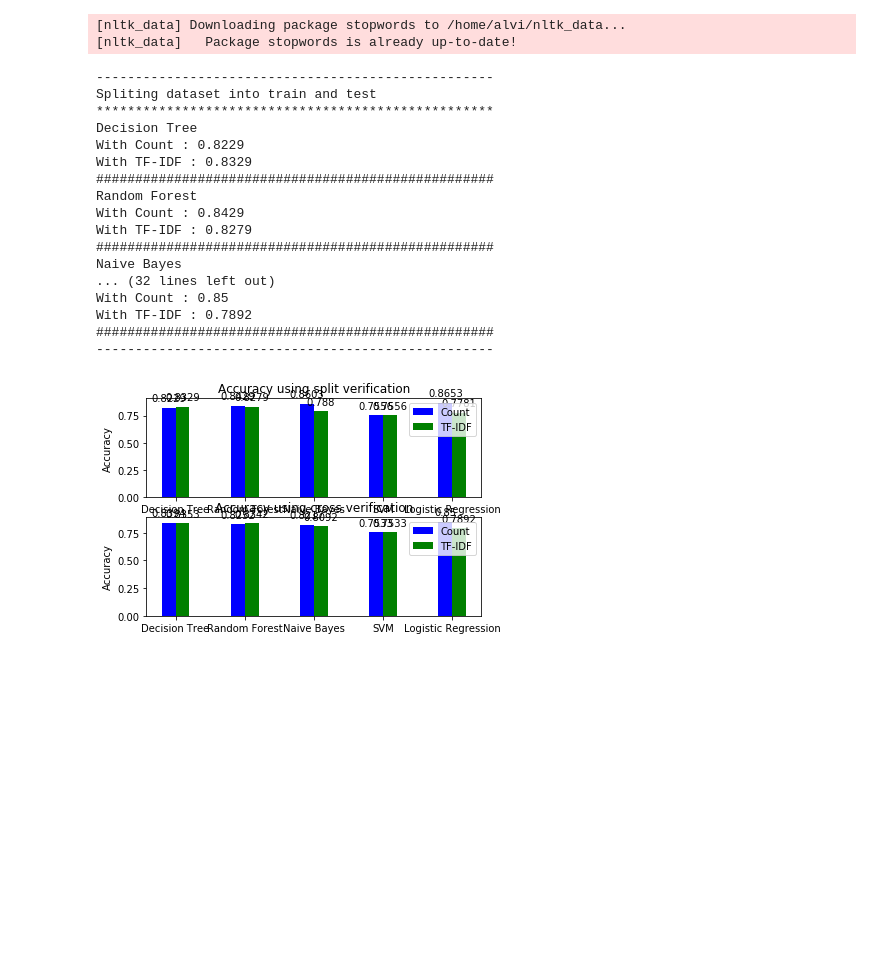
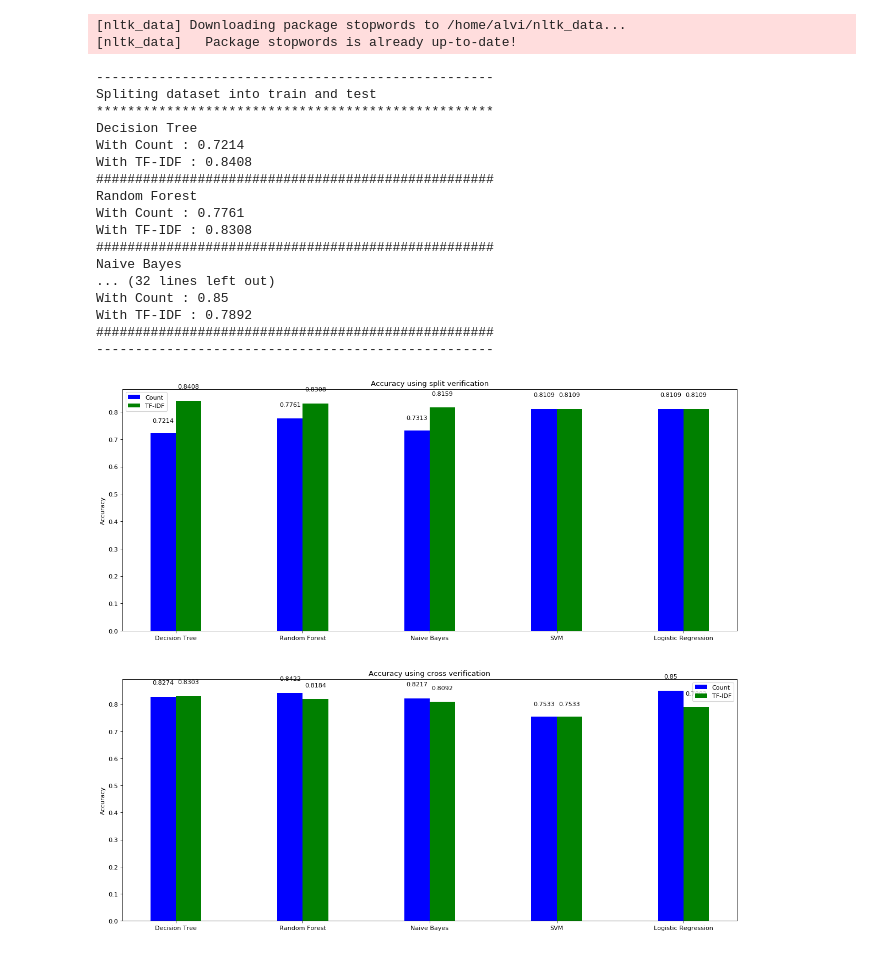
Before and after one commit to alvi2496/minEval, a Jupyter notebook: notes.ipynb, the cells around one changed output. Drawn from its saved outputs; the diff is of its cells as text; code cells hidden in the pictures; blank space fills up the shorter version.

```diff
--- a/notes.ipynb
+++ b/notes.ipynb
@@ -182,7 +198,7 @@ def autolabel(rects, ax):
         ax.text(rect.get_x() + rect.get_width()/2., 1.05*height, height, ha='center', va='bottom')
 
 def show_graph(result):
-	fig = plt.figure(1)
+	fig = plt.figure(figsize=(18, 16), dpi= 80)
 
 	algorithm_names = []
 	feature_names = ['Count', 'TF-IDF']
@@ -294,29 +310,29 @@ def verify(data, test_size_for_split, k_fold_for_cross):
 # %%
 import warnings
 
 warnings.filterwarnings("ignore")
 
-# data_url = "https://docs.google.com/spreadsheets/d/e/2PACX-1vSGhxSbBeeXdkRdBVQ9wSL1aJTs52SXV3NKfcfoX1wI89XDCJMC5tW0HZk5HYdh2xT0DtufMLSn9hHX/pub?gid=1193567183&single=true&output=csv"
-data_url = 'file:///Users/nernst/Documents/projects/design-detect/minEval/data/brunet.csv'
+data_url = "https://docs.google.com/spreadsheets/d/e/2PACX-1vSGhxSbBeeXdkRdBVQ9wSL1aJTs52SXV3NKfcfoX1wI89XDCJMC5tW0HZk5HYdh2xT0DtufMLSn9hHX/pub?gid=1193567183&single=true&output=csv"
+# data_url = 'file:///Users/nernst/Documents/projects/design-detect/minEval/data/brunet.csv'
 data = process(data_url)
 
-verify(data, 0.4, 10)
+verify(data, 0.2, 10) ## data, test_size_for_split, k_fold_for_cross
 # %% [output]
 ---------------------------------------------------
 Spliting dataset into train and test
 ***************************************************
 Decision Tree
-With Count : 0.8229
-With TF-IDF : 0.8329
+With Count : 0.7214
+With TF-IDF : 0.8408
 ###################################################
 Random Forest
-With Count : 0.8429
-With TF-IDF : 0.8279
+With Count : 0.7761
+With TF-IDF : 0.8308
 ###################################################
 Naive Bayes
 ... (32 lines left out)
 With Count : 0.85
 With TF-IDF : 0.7892
 ###################################################
 ---------------------------------------------------
-[figure, old version]
+[figure, new version]
```
Also changed, not shown: parts of 1 cell of this notebook.
